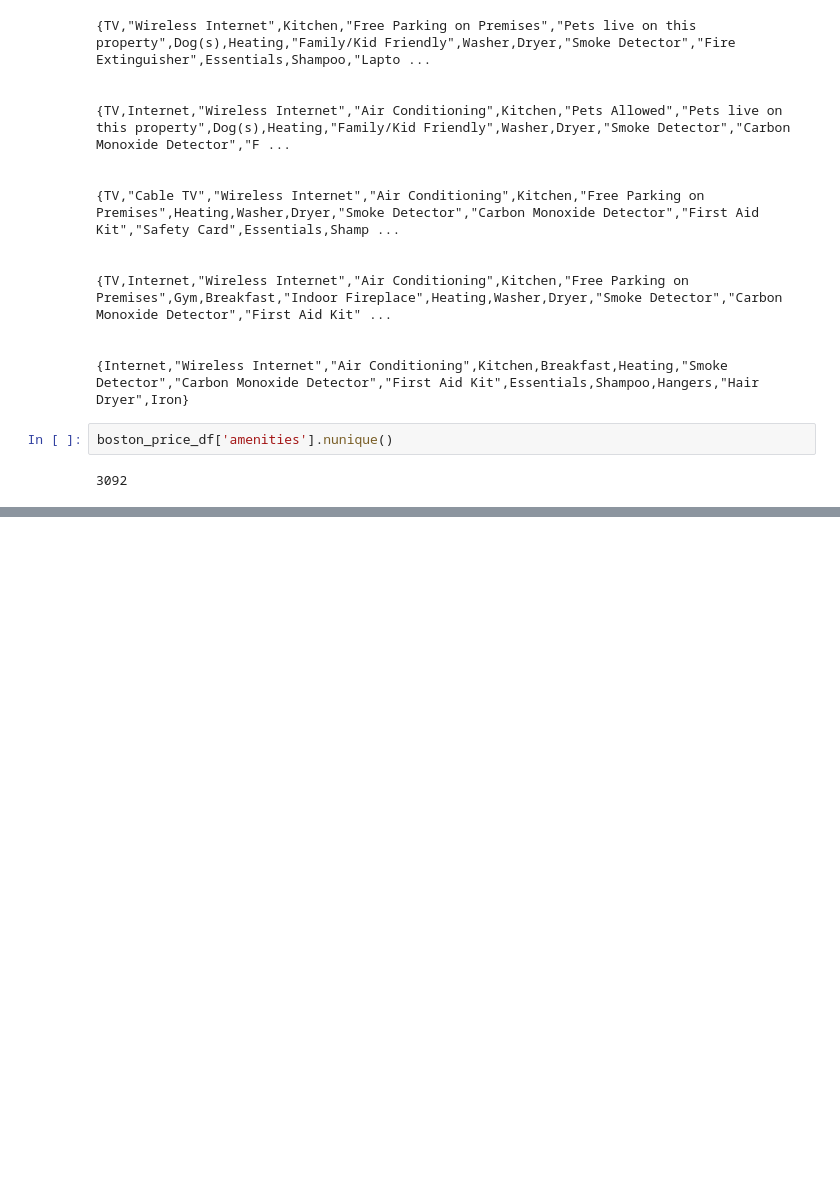
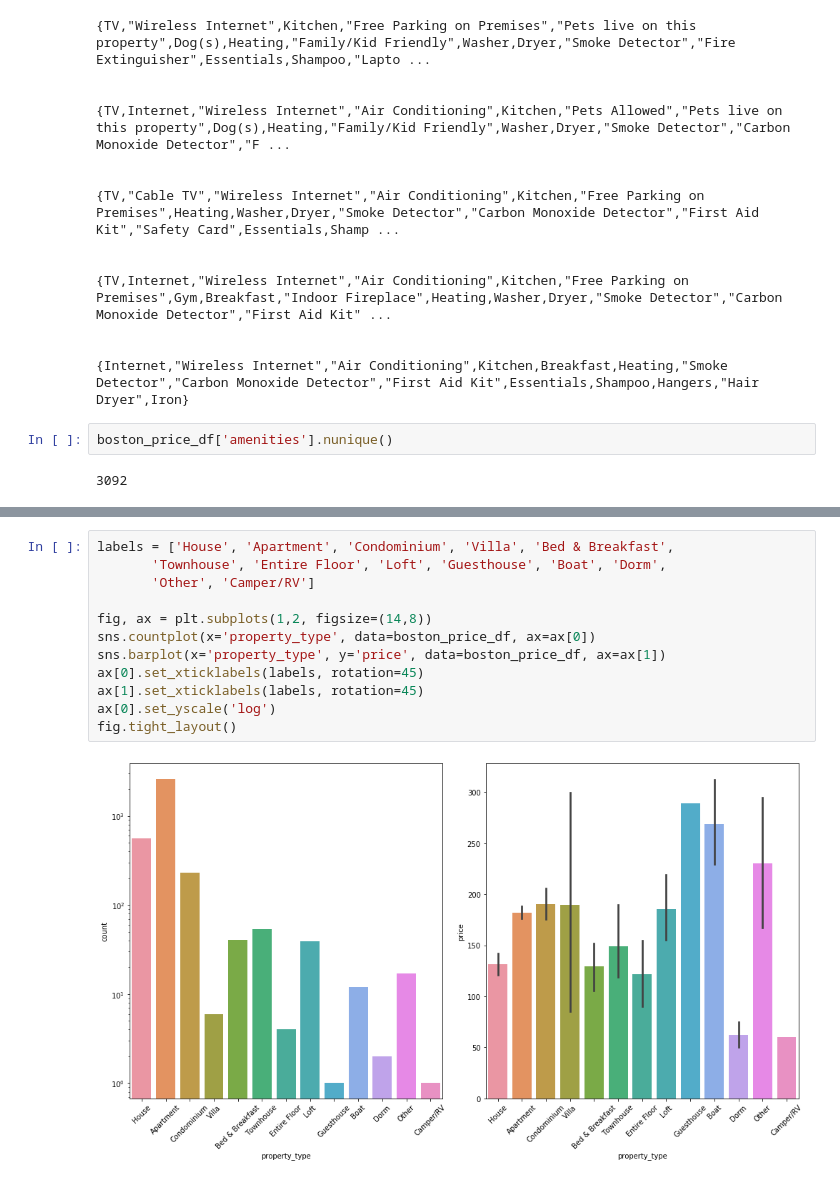
Before and after one commit to nabanitarimpi/airbnb-data-analysis, a Jupyter notebook: airbnb_data_analysis_2.ipynb, the cells around one changed output, grey strips where cells are left out. Saved outputs shown, nothing was run; the diff lists cells and outputs as text; blank space fills up the shorter version.

```diff
--- a/airbnb_data_analysis_2.ipynb
+++ b/airbnb_data_analysis_2.ipynb
@@ -749,0 +844,14 @@ So the feature 'amenities' basically enlists all the facilites provided to guest
+# %%
+labels = ['House', 'Apartment', 'Condominium', 'Villa', 'Bed & Breakfast',
+       'Townhouse', 'Entire Floor', 'Loft', 'Guesthouse', 'Boat', 'Dorm',
+       'Other', 'Camper/RV']
+
+fig, ax = plt.subplots(1,2, figsize=(14,8))
+sns.countplot(x='property_type', data=boston_price_df, ax=ax[0])
+sns.barplot(x='property_type', y='price', data=boston_price_df, ax=ax[1])
+ax[0].set_xticklabels(labels, rotation=45)
+ax[1].set_xticklabels(labels, rotation=45)
+ax[0].set_yscale('log')
+fig.tight_layout()
+# %% [output]
+[figure, added]
```
Also changed, not shown: parts of 31 cells of this notebook.
